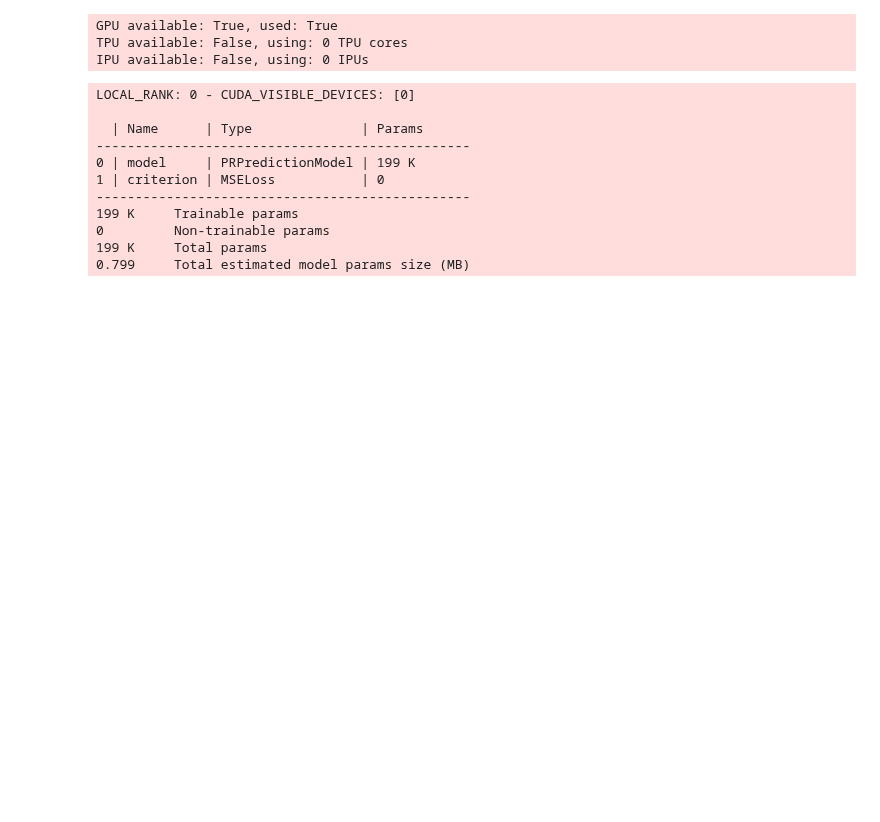
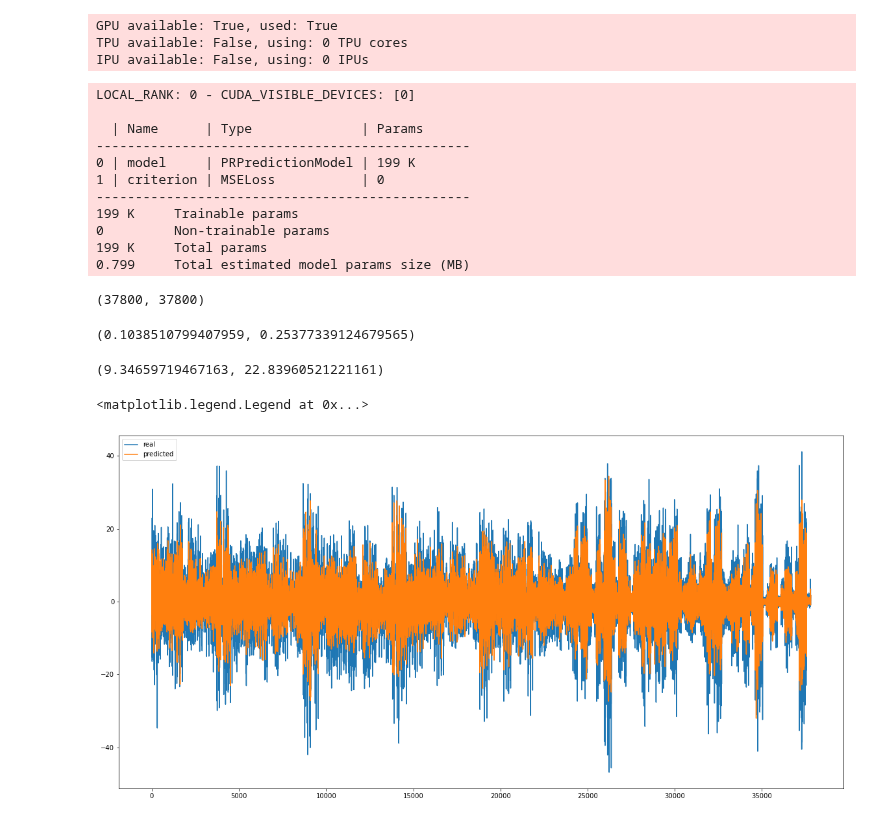
Before and after one commit to lancedw/3D-state-prediction-for-surface-vessels-using-IMU-data-and-images, a Jupyter notebook: code/notebooks/start.ipynb, the cells around one changed output. Saved outputs shown, nothing was run; the diff lists cells and outputs as text; code cells hidden in the pictures; blank space fills up the shorter version.

Commit message:
first model training results

```diff
--- a/code/notebooks/start.ipynb
+++ b/code/notebooks/start.ipynb
@@ -61,8 +67,6 @@ weight_decay = 0.001
 encoder_latent_vector = 300
 decoder_latent_vector = 300
 
-N_WORKERS = 0 if platform=="windows" else 16
-
 N_EPISODES = 540
 FRAMES_PER_EPISODE = 400
 TRAIN_FOLDER = "3dmodel/test_4_episode_"
@@ -549,0 +553,45 @@ LOCAL_RANK: 0 - CUDA_VISIBLE_DEVICES: [0]
+# %%
+predictions = []
+labels = []
+loss_values = []
+
+for item in tqdm(data_module.test_dataset):
+    seq = item["sequence"]
+    label = item["label"]
+
+    loss, output = model(seq.unsqueeze(dim=0))
+    predictions.append(output.item())
+    labels.append(label.item())
+# %%
+len(predictions), len(test_sequences)
+# %% [output]
+(37800, 37800)
+# %%
+predictions[0], labels[0]
+# %% [output]
+(0.1038510799407959, 0.25377339124679565)
+# %%
+# Function to normalize pitch and roll angles
+def denorm_pr(x, min = -90.0, max = 90.0):
+    return ((x + 1) * (max - min))/2 + min
+# %%
+denorm_pr(predictions[0]), denorm_pr(labels[0])
+# %% [output]
+(9.34659719467163, 22.83960521221161)
+# %%
+denorm_predictions = []
+denorm_labels = []
+
+for el in predictions:
+    denorm_predictions.append(denorm_pr(el))
+
+for el in labels:
+    denorm_labels.append(denorm_pr(el))
+# %%
+plt.figure(figsize=(20, 10))
+plt.plot(denorm_labels, label="real")
+plt.plot(denorm_predictions, label="predicted")
+plt.legend()
+# %% [output]
+<matplotlib.legend.Legend at 0x...>
+[figure, added]
```
Also changed, not shown: parts of 15 cells of this notebook, 4 other files.
